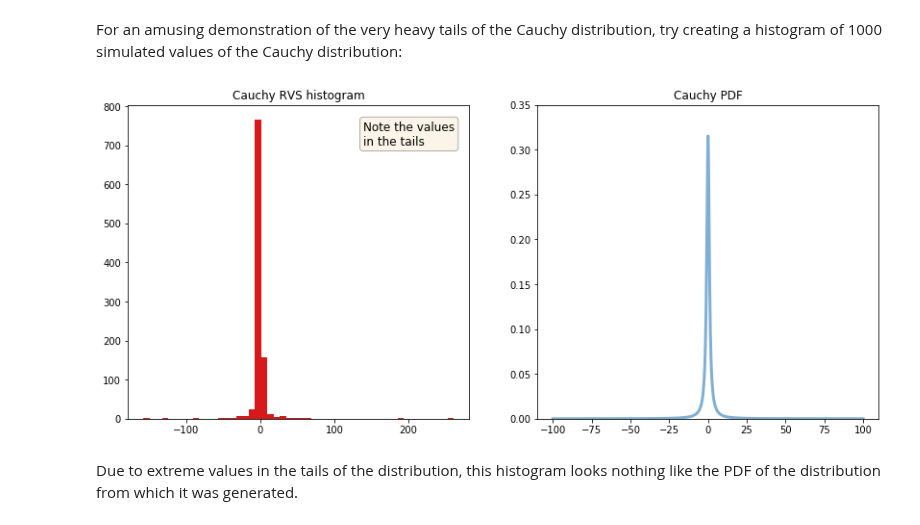
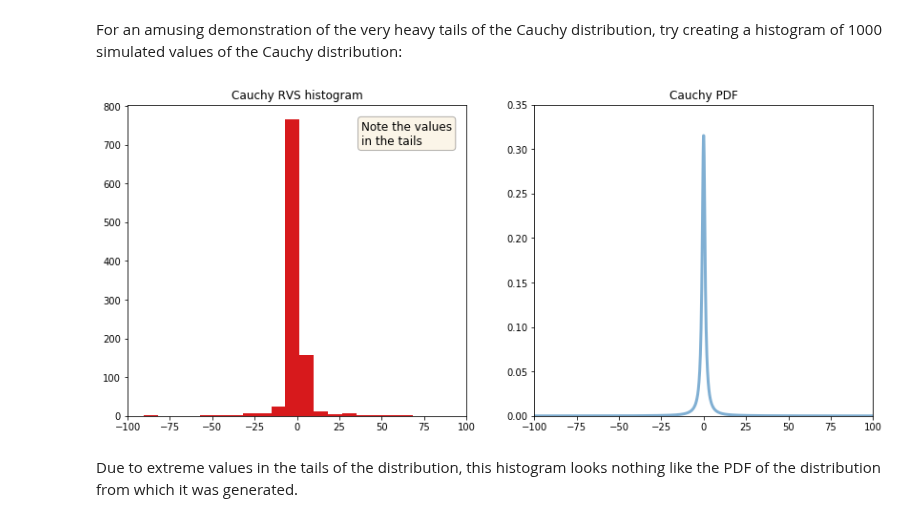
Before and after one commit to buruzaemon/IntroductionToProbabilityPy, a Jupyter notebook: Ch7.ipynb, the cells around one changed output. Saved outputs shown, nothing was run; the diff lists cells and outputs as text; code cells hidden in the pictures.

```diff
--- a/Ch7.ipynb
+++ b/Ch7.ipynb
@@ -179,34 +179,36 @@ For an amusing demonstration of the very heavy tails of the Cauchy distribution,
 np.random.seed(196418)
 
 fig = plt.figure(figsize=(14, 6))
 
 # create frozen instance of a cauchy distribution
 cauch = cauchy()
 
 # generate 1000 random simulated values from cauchy
 rv = cauch.rvs(size=1000)
 
 ax1 = fig.add_subplot(121)
 ax1.hist(rv, bins=50, color='#d7191c')
+ax1.set_xlim([-100.0, 100.0])
 ax1.set_title('Cauchy RVS histogram')
 txt = 'Note the values\nin the tails'
 props = dict(boxstyle='round', facecolor='wheat', alpha=0.3)
 ax1.text(0.69, 0.95, txt, transform=ax1.transAxes, fontsize=12,
         verticalalignment='top', bbox=props)
 
 # create a sequqnce of 1000 values from -100 to 100 for x
 x = np.linspace(-100, 100, 1000)
 # obtain corresponding cauchy PDF values for y
 y = cauch.pdf(x)
 
 ax2 = fig.add_subplot(122)
 ax2.plot(x, y, lw=3, alpha=0.6, color='#2c7bb6', label='cauchy pdf')
+ax2.set_xlim([-100.0, 100.0])
 ax2.set_ylim([0.0, 0.35])
 ax2.set_title('Cauchy PDF')
 
 plt.show()
 # %% [output]
-[figure, old version]
+[figure, new version]
 # %% [markdown]
 Due to extreme values in the tails of the distribution, this histogram looks nothing like the PDF of the distribution from which it was generated.
 # %% [markdown]
```
Also changed, not shown: parts of 1 cell of this notebook, 4 other files.
